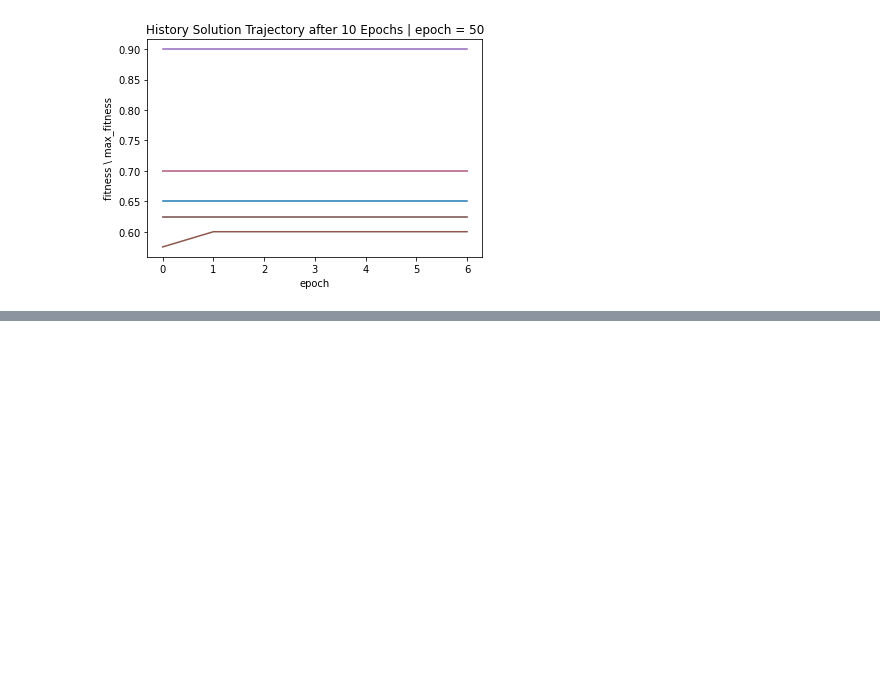
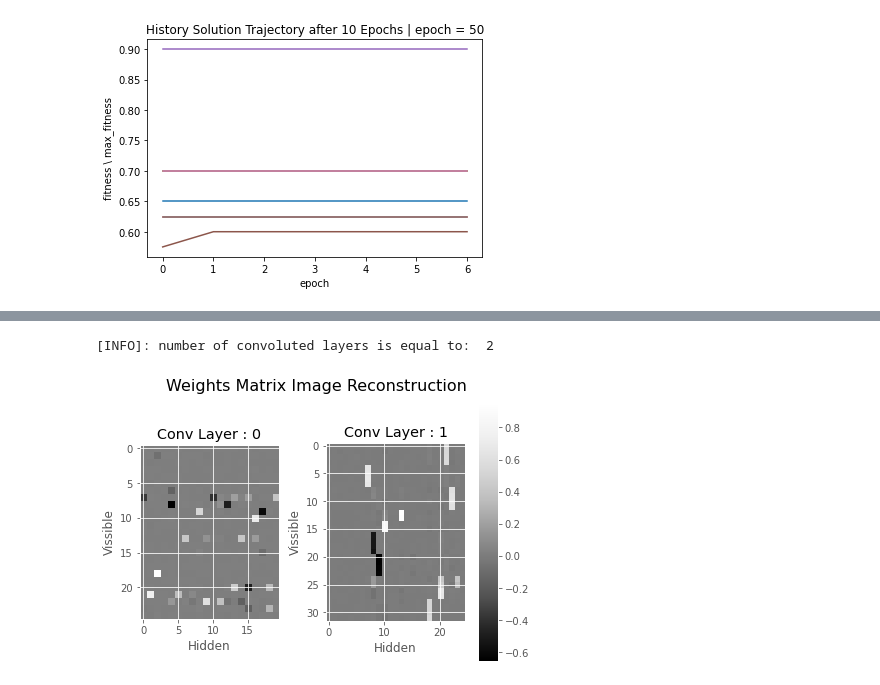
Before and after one commit to FilipKubackiSoton/DeepOptimization, a Jupyter notebook: progres2.ipynb, the cells around one changed output, grey strips where cells are left out. Drawn from its saved outputs; the diff is of its cells as text; code cells hidden in the pictures; blank space fills up the shorter version.

```diff
--- a/progres2.ipynb
+++ b/progres2.ipynb
@@ -463,0 +469,5 @@ array([[1., 1., 1., 1., 1., 1., 1., 1., 1., 1., 1., 1., 1., 1., 1., 1.,
+# %%
+plot_weights_model(model3)
+# %% [output]
+[INFO]: number of convoluted layers is equal to:  2
+[figure, added]
```
Also changed, not shown: parts of 18 cells of this notebook.
